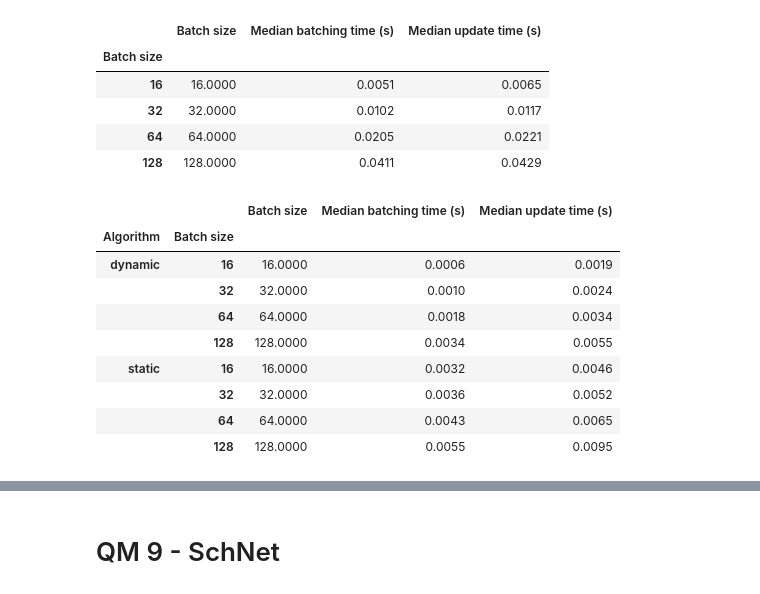
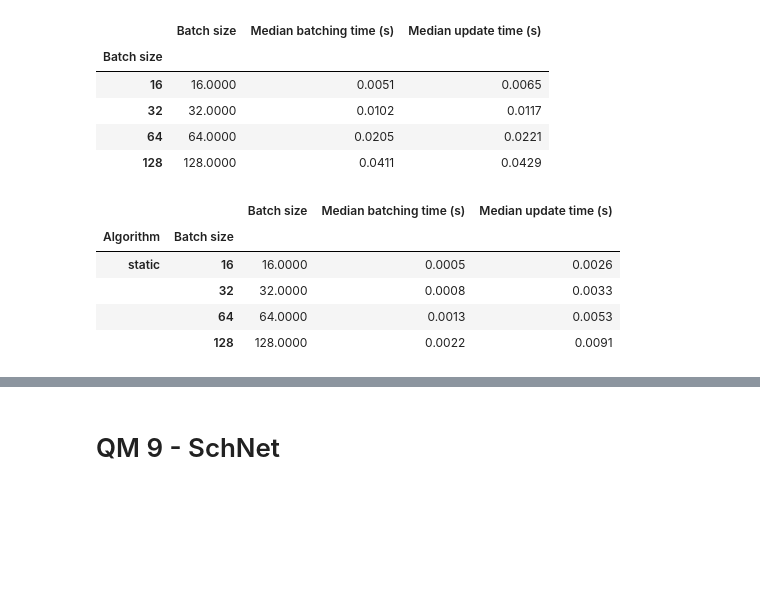
Before and after one commit to tisabe/jraph_MPEU, a Jupyter notebook: jupyter_notebooks/jraph profiling.ipynb, the cells around one changed output, grey strips where cells are left out. Drawn from its saved outputs; the diff is of its cells as text; code cells hidden in the pictures; blank space fills up the shorter version.

```diff
--- a/jupyter_notebooks/jraph profiling.ipynb
+++ b/jupyter_notebooks/jraph profiling.ipynb
@@ -6,7 +6,7 @@ import matplotlib.pyplot as plt
 import pandas as pd
 
 BASE_DIR = '/home/dts/Documents/hu'
-PROFILING_CSV = 'parsed_profiling_qm9_aflow_schnet_100k_steps_23_54__8_03_2024.csv'
+PROFILING_CSV = 'parsed_profiling_static_batching_seb_fix_qm9_aflow_schnet_mpeu_100k_steps_17_04__28_03_2024.csv'
 ROUND_PROFILING_CSV = 'parsed_profiling_round_to_multiple_qm9_aflow_schnet_100k_steps_23_54__8_03_2024.csv'
 # %%
 profiling_df = pd.read_csv(os.path.join(BASE_DIR, PROFILING_CSV))
@@ -121,35 +119,35 @@ gpu_profiling_df_grouped.median()
 # %%
 # Schnet Qm9
 gpu_profiling_df = profiling_df[profiling_df['dataset'] == 'qm9']
 gpu_profiling_df = gpu_profiling_df[gpu_profiling_df['computing_type'] == 'gpu_a100']
+gpu_profiling_df = gpu_profiling_df[gpu_profiling_df['model'] == 'MPEU']
+gpu_profiling_df = gpu_profiling_df[gpu_profiling_df['batching_round_to_64'] == 'round_False']
+
+
 
 # TODO, fix this so that we are using the averages over the ten iterations.
 gpu_profiling_df = gpu_profiling_df.rename(columns={
     "batch_size": "Batch size", "batching_type": "Algorithm",
     'step_100000_batching_time_median': 'Median batching time (s)',
     'step_100000_update_time_median': 'Median update time (s)'})
 
 gpu_profiling_df_grouped = gpu_profiling_df.groupby(['Algorithm', 'Batch size'])
 list_of_cols_to_display = ['Batch size', 'Algorithm', 'Median batching time (s)', 'Median update time (s)']
 
 pd.options.display.float_format = "{:,.4f}".format
 
 gpu_profiling_df_grouped = gpu_profiling_df_grouped[list_of_cols_to_display]
 
 
 
 gpu_profiling_df_grouped.median()
 # %% [output]
 |  |  | Batch size | Median batching time (s) | Median update time (s) |
 | Algorithm | Batch size |  |  |  |
-| dynamic | 16 | 16.0000 | 0.0006 | 0.0019 |
-|  | 32 | 32.0000 | 0.0010 | 0.0024 |
-|  | 64 | 64.0000 | 0.0018 | 0.0034 |
-|  | 128 | 128.0000 | 0.0034 | 0.0055 |
-| static | 16 | 16.0000 | 0.0032 | 0.0046 |
-|  | 32 | 32.0000 | 0.0036 | 0.0052 |
-|  | 64 | 64.0000 | 0.0043 | 0.0065 |
-|  | 128 | 128.0000 | 0.0055 | 0.0095 |
+| static | 16 | 16.0000 | 0.0005 | 0.0026 |
+|  | 32 | 32.0000 | 0.0008 | 0.0033 |
+|  | 64 | 64.0000 | 0.0013 | 0.0053 |
+|  | 128 | 128.0000 | 0.0022 | 0.0091 |
 # %%
 # AFLOW CPU
 gpu_profiling_df = profiling_df[profiling_df['dataset'] == 'aflow']
```
Also changed, not shown: parts of 6 cells of this notebook, 4 other files.
